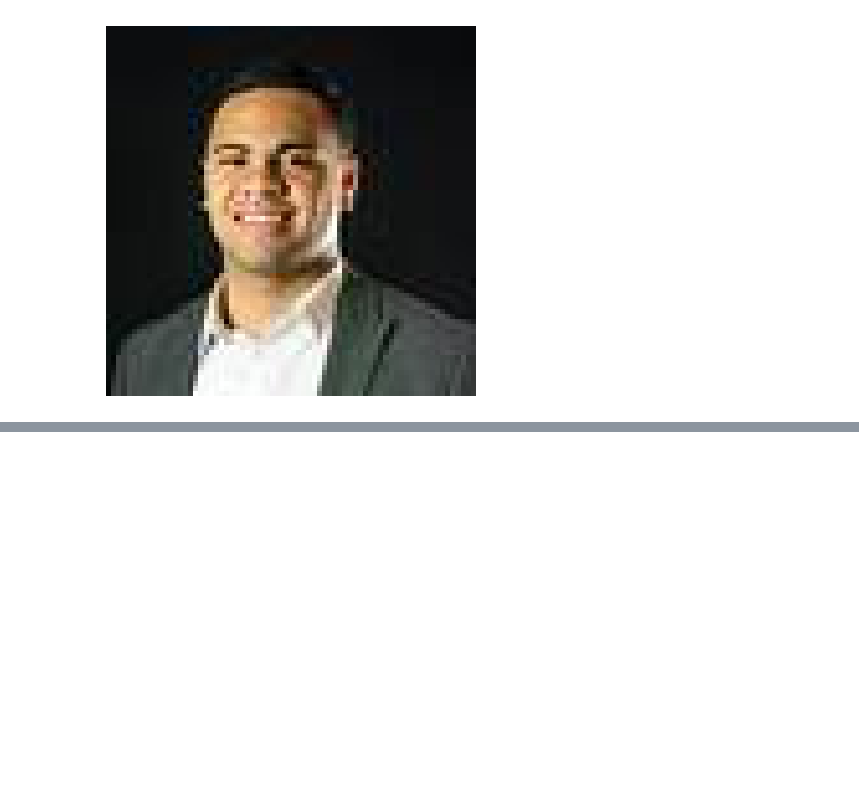
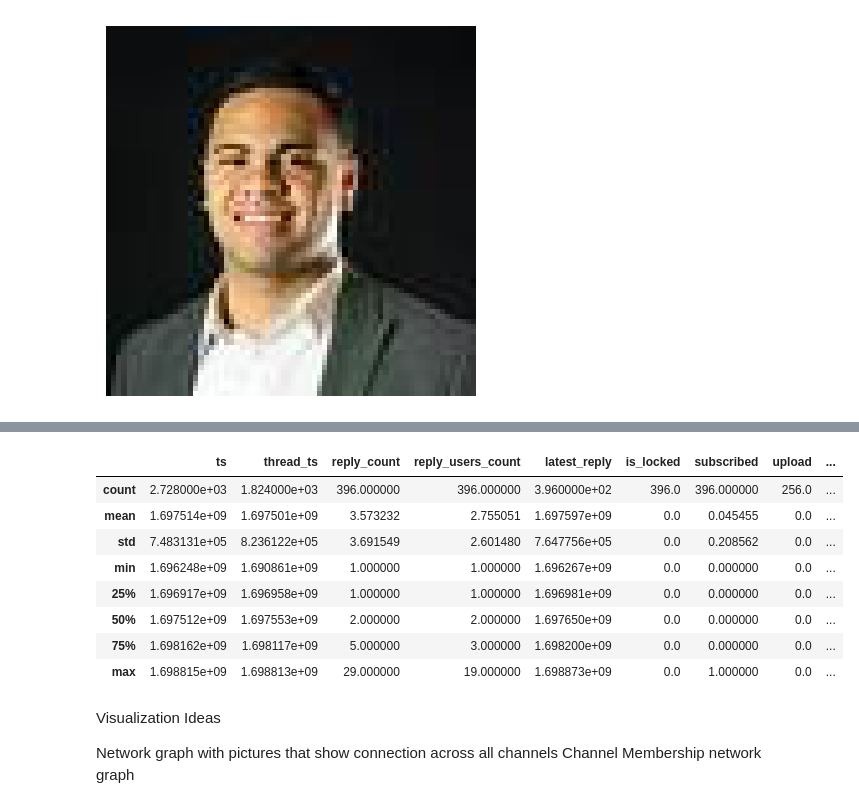
Before and after one commit to bwegr/stat386project, a Jupyter notebook: BlogPosts.ipynb, the cells around one changed output, grey strips where cells are left out. Saved outputs shown, nothing was run; the diff lists cells and outputs as text; code cells hidden in the pictures; blank space fills up the shorter version.

```diff
--- a/BlogPosts.ipynb
+++ b/BlogPosts.ipynb
@@ -25,0 +151,12 @@ else:
+# %%
+data.describe()
+# %% [output]
+|  | ts | thread_ts | reply_count | reply_users_count | latest_reply | is_locked | subscribed | upload | ... |
+| count | 2.728000e+03 | 1.824000e+03 | 396.000000 | 396.000000 | 3.960000e+02 | 396.0 | 396.000000 | 256.0 | ... |
+| mean | 1.697514e+09 | 1.697501e+09 | 3.573232 | 2.755051 | 1.697597e+09 | 0.0 | 0.045455 | 0.0 | ... |
+| std | 7.483131e+05 | 8.236122e+05 | 3.691549 | 2.601480 | 7.647756e+05 | 0.0 | 0.208562 | 0.0 | ... |
+| min | 1.696248e+09 | 1.690861e+09 | 1.000000 | 1.000000 | 1.696267e+09 | 0.0 | 0.000000 | 0.0 | ... |
+| 25% | 1.696917e+09 | 1.696958e+09 | 1.000000 | 1.000000 | 1.696981e+09 | 0.0 | 0.000000 | 0.0 | ... |
+| 50% | 1.697512e+09 | 1.697553e+09 | 2.000000 | 2.000000 | 1.697650e+09 | 0.0 | 0.000000 | 0.0 | ... |
+| 75% | 1.698162e+09 | 1.698117e+09 | 5.000000 | 3.000000 | 1.698200e+09 | 0.0 | 0.000000 | 0.0 | ... |
+| max | 1.698815e+09 | 1.698813e+09 | 29.000000 | 19.000000 | 1.698873e+09 | 0.0 | 1.000000 | 0.0 | ... |
@@ -25,0 +166,5 @@ else:
+# %% [markdown]
+Visualization Ideas
+
+Network graph with pictures that show connection across all channels
+Channel Membership network graph
```
Also changed, not shown: parts of 7 cells of this notebook, 1 other file.
